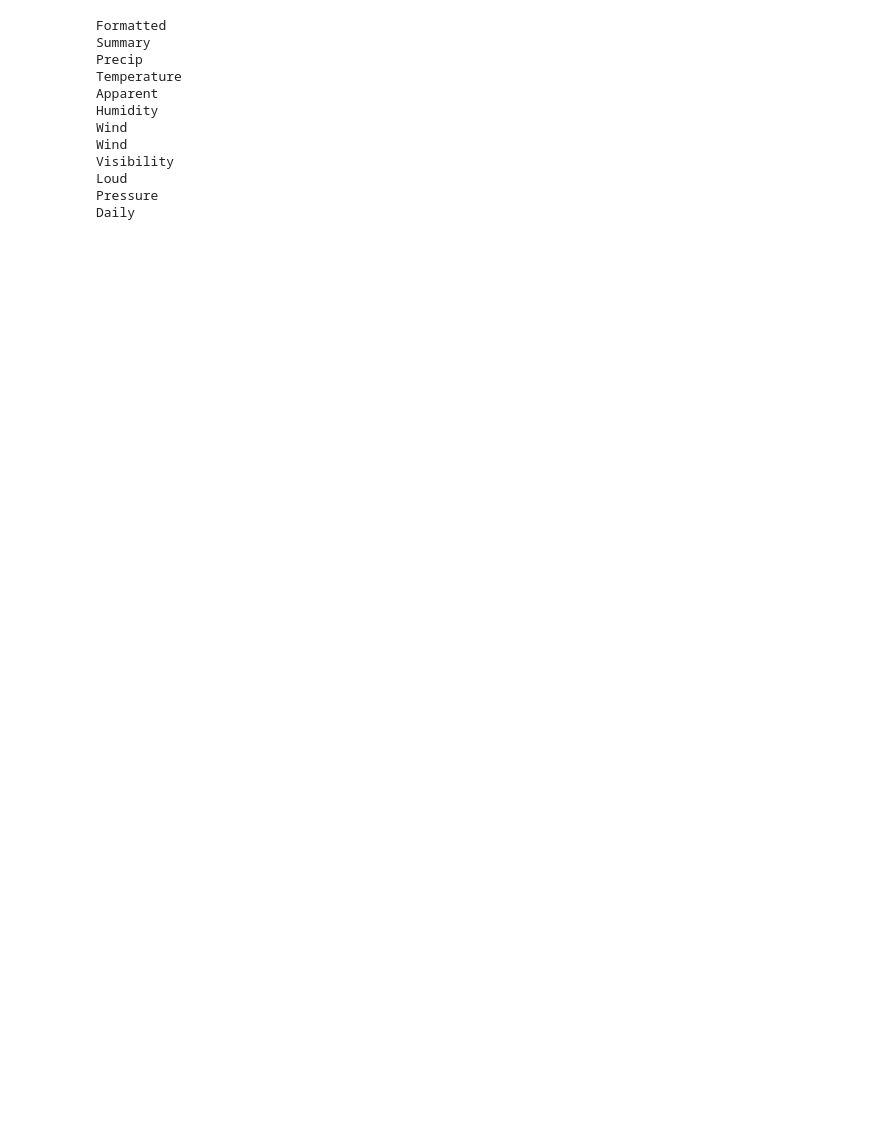
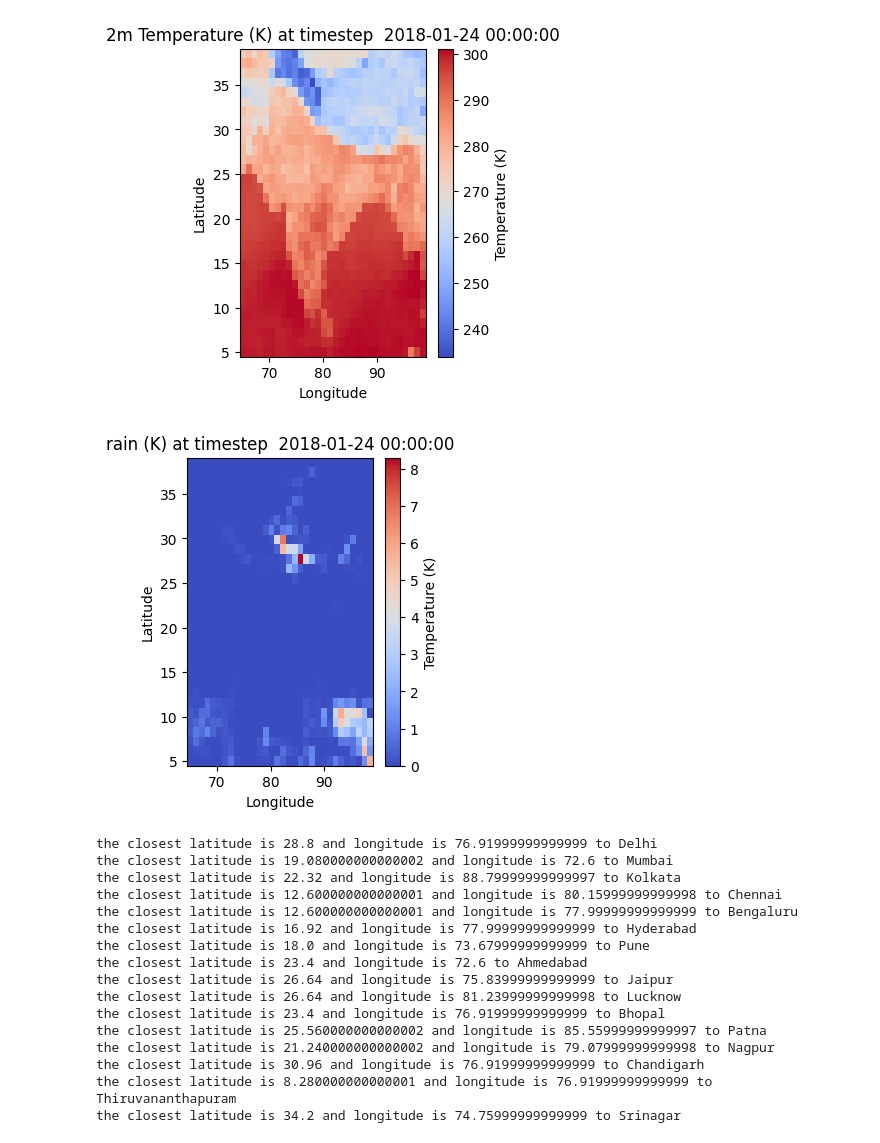
Before and after one commit to studentanush/weatherNet, a Jupyter notebook: play.ipynb, the cells around one changed output. Drawn from its saved outputs; the diff is of its cells as text; code cells hidden in the pictures; blank space fills up the shorter version.

Commit message:
done some feature engineering and inference test on dataset

```diff
--- a/play.ipynb
+++ b/play.ipynb
@@ -20,0 +1,6 @@ df = pd.read_csv('dataset\weatherHistory.csv')
+# %%
+import xarray as ar
+import pandas as pd
+from netCDF4 import Dataset,num2date
+ds = Dataset('A:\weather_net\dataset\IMDAA_merged_1.08_1990_2020.nc',mode='r')
+df = pd.DataFrame()
@@ -20,0 +103,23 @@ df = pd.read_csv('dataset\weatherHistory.csv')
+# %%
+def temp_image(ds,idx):
+    tmp = ds.variables['TMP_2m'][idx].data
+    lon_grid, lat_grid = np.meshgrid(ds.variables['lon'][:].data, ds.variables['lat'][:].data)
+    plt.figure(figsize=(3,4))
+    plt.pcolormesh(lon_grid, lat_grid, tmp, shading='auto', cmap='coolwarm')
+    plt.colorbar(label='Temperature (K)')
+    plt.xlabel('Longitude')
+    plt.ylabel('Latitude')
+
+    plt.title(f'2m Temperature (K) at timestep  {str(dates[idx])}')
+    plt.show()
+def rain_image(ds,idx):
+    rain_val = ds.variables['APCP_sfc'][idx].data
+    lon_grid, lat_grid = np.meshgrid(ds.variables['lon'][:].data, ds.variables['lat'][:].data)
+    plt.figure(figsize=(3, 4))
+    plt.pcolormesh(lon_grid, lat_grid, rain_val, shading='auto', cmap='coolwarm')
+    plt.colorbar(label='Temperature (K)')
+    plt.xlabel('Longitude')
+    plt.ylabel('Latitude')
+
+    plt.title(f'rain (K) at timestep  {str(dates[idx])}')
+    plt.show()
@@ -20,0 +142,6 @@ df = pd.read_csv('dataset\weatherHistory.csv')
+# %%
+temp_image(ds,41000)
+rain_image(ds,41000)
+# %% [output]
+[figure, added]
+[figure, added]
@@ -21,17 +172,20 @@ df = pd.read_csv('dataset\weatherHistory.csv')
 # %%
-for i in df.columns:
-    df[i] = df[i].name.split()[0]
-    print(df[i].name)
+for i in city_data:
+    closest(df,i[0],i[1],i[2])
 # %% [output]
-Formatted
-Summary
-Precip
-Temperature
-Apparent
-Humidity
-Wind
-Wind
-Visibility
-Loud
-Pressure
-Daily
+the closest latitude is 28.8 and longitude is 76.91999999999999 to Delhi
+the closest latitude is 19.080000000000002 and longitude is 72.6 to Mumbai
+the closest latitude is 22.32 and longitude is 88.79999999999997 to Kolkata
+the closest latitude is 12.600000000000001 and longitude is 80.15999999999998 to Chennai
+the closest latitude is 12.600000000000001 and longitude is 77.99999999999999 to Bengaluru
+the closest latitude is 16.92 and longitude is 77.99999999999999 to Hyderabad
+the closest latitude is 18.0 and longitude is 73.67999999999999 to Pune
+the closest latitude is 23.4 and longitude is 72.6 to Ahmedabad
+the closest latitude is 26.64 and longitude is 75.83999999999999 to Jaipur
+the closest latitude is 26.64 and longitude is 81.23999999999998 to Lucknow
+the closest latitude is 23.4 and longitude is 76.91999999999999 to Bhopal
+the closest latitude is 25.560000000000002 and longitude is 85.55999999999997 to Patna
+the closest latitude is 21.240000000000002 and longitude is 79.07999999999998 to Nagpur
+the closest latitude is 30.96 and longitude is 76.91999999999999 to Chandigarh
+the closest latitude is 8.280000000000001 and longitude is 76.91999999999999 to Thiruvananthapuram
+the closest latitude is 34.2 and longitude is 74.75999999999999 to Srinagar
```
Also changed, not shown: parts of 18 cells of this notebook, 5 other files.
